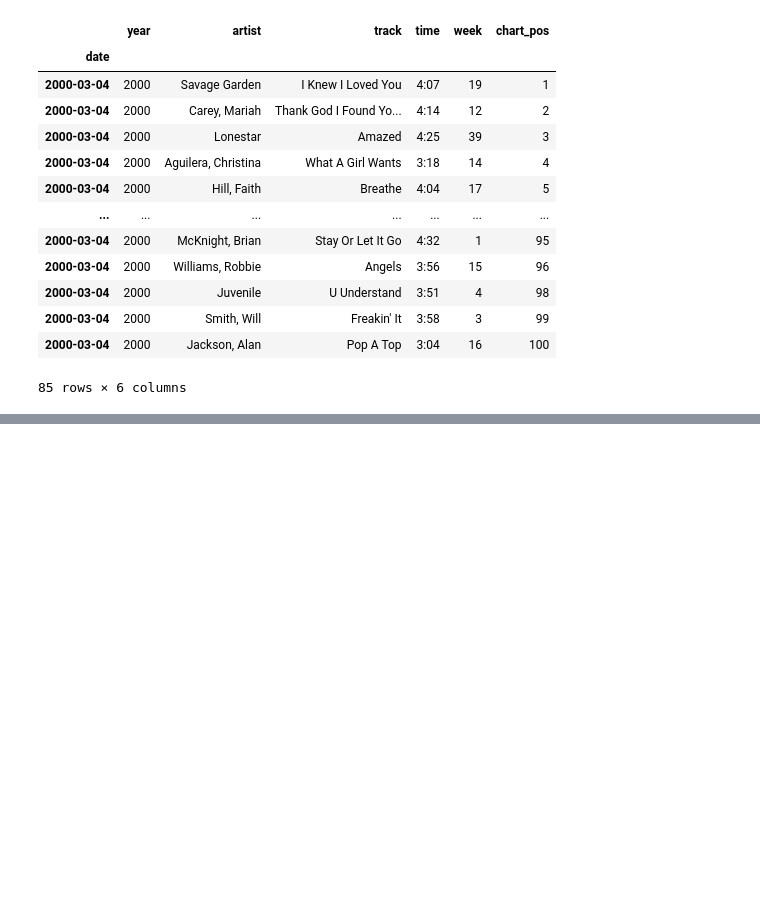
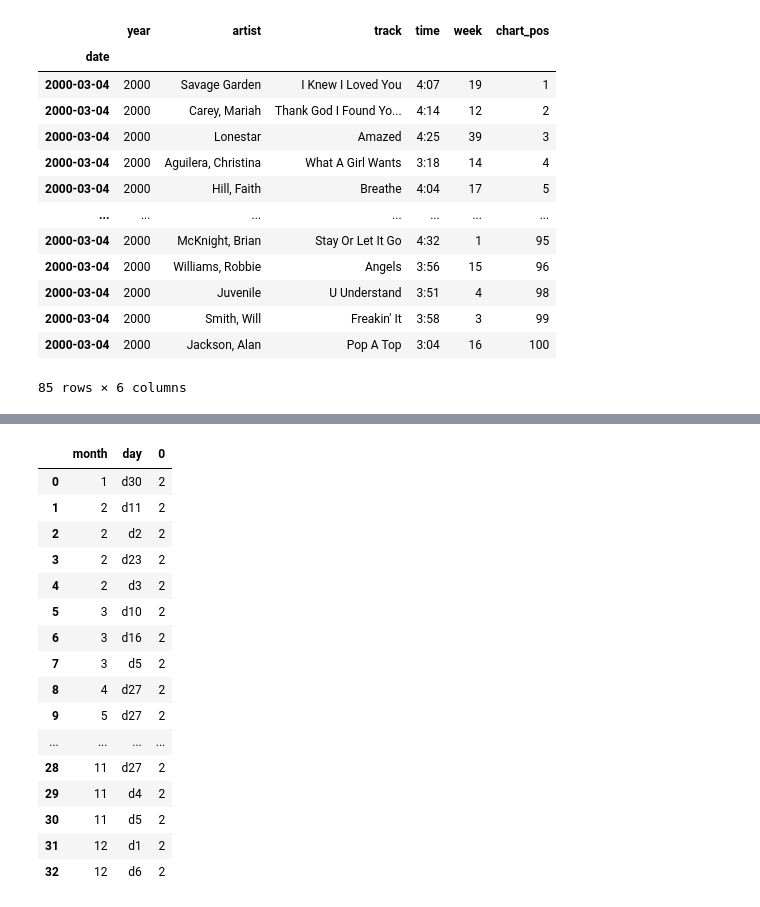
Before and after one commit to CodeupClassroom/innis-classification-exercises, a Jupyter notebook: tidy_data_exercise.ipynb, the cells around one changed output, grey strips where cells are left out. Saved outputs shown, nothing was run; the diff lists cells and outputs as text; code cells hidden in the pictures; blank space fills up the shorter version.

```diff
--- a/tidy_data_exercise.ipynb
+++ b/tidy_data_exercise.ipynb
@@ -202,0 +276,20 @@ df.set_index('date').loc['2000-03-04'].sort_values(by='chart_pos')
+# %%
+df_melt.groupby(['month', 'day']).size().reset_index()
+# %% [output]
+|  | month | day | 0 |
+| 0 | 1 | d30 | 2 |
+| 1 | 2 | d11 | 2 |
+| 2 | 2 | d2 | 2 |
+| 3 | 2 | d23 | 2 |
+| 4 | 2 | d3 | 2 |
+| 5 | 3 | d10 | 2 |
+| 6 | 3 | d16 | 2 |
+| 7 | 3 | d5 | 2 |
+| 8 | 4 | d27 | 2 |
+| 9 | 5 | d27 | 2 |
+| ... | ... | ... | ... |
+| 28 | 11 | d27 | 2 |
+| 29 | 11 | d4 | 2 |
+| 30 | 11 | d5 | 2 |
+| 31 | 12 | d1 | 2 |
+| 32 | 12 | d6 | 2 |
```
Also changed, not shown: parts of 8 cells of this notebook.
